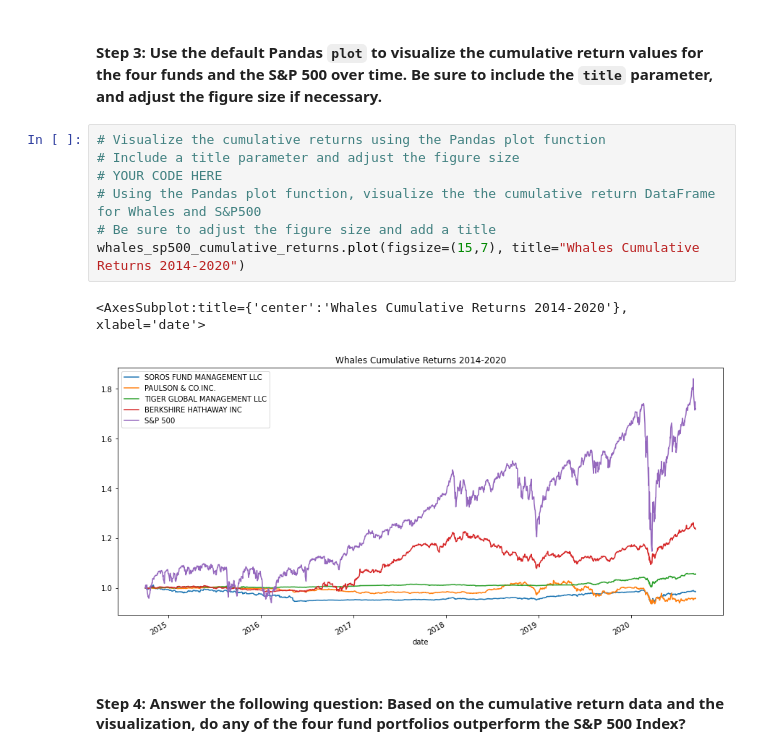
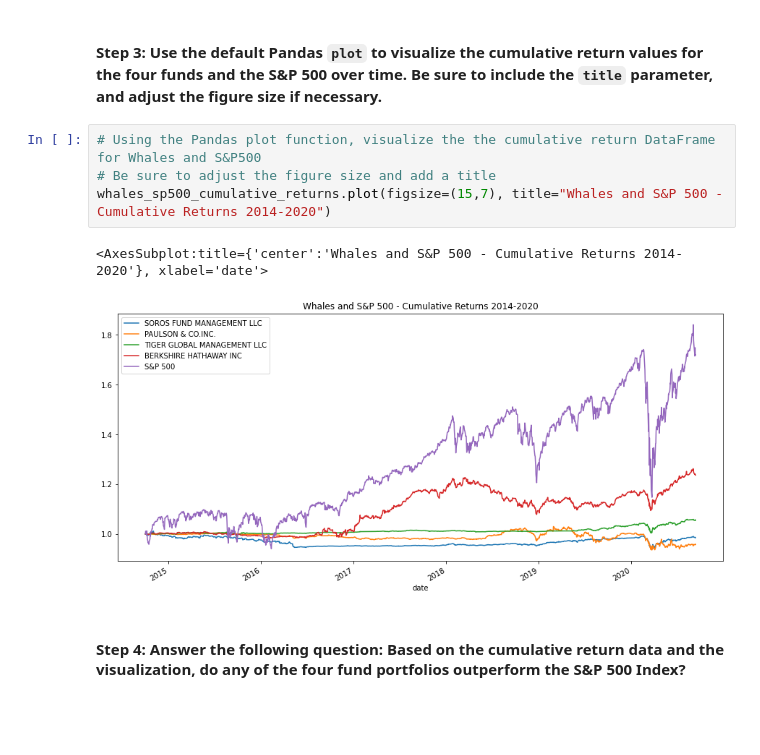
Before and after one commit to codetree4u/AnalyzingPortfolio_Risk-Profit, a Jupyter notebook: risk_return_analysis.ipynb, the cells around one changed output. Drawn from its saved outputs; the diff is of its cells as text; blank space fills up the shorter version.

```diff
--- a/risk_return_analysis.ipynb
+++ b/risk_return_analysis.ipynb
@@ -211,15 +199,12 @@ whales_sp500_cumulative_returns.tail()
 # %% [markdown]
 #### Step 3: Use the default Pandas `plot` to visualize the cumulative return values for the four funds and the S&P 500 over time. Be sure to include the `title` parameter, and adjust the figure size if necessary.
 # %%
-# Visualize the cumulative returns using the Pandas plot function
-# Include a title parameter and adjust the figure size
-# YOUR CODE HERE
 # Using the Pandas plot function, visualize the the cumulative return DataFrame for Whales and S&P500
 # Be sure to adjust the figure size and add a title
-whales_sp500_cumulative_returns.plot(figsize=(15,7), title="Whales Cumulative Returns 2014-2020")
+whales_sp500_cumulative_returns.plot(figsize=(15,7), title="Whales and S&P 500 - Cumulative Returns 2014-2020")
 # %% [output]
-<AxesSubplot:title={'center':'Whales Cumulative Returns 2014-2020'}, xlabel='date'>
+<AxesSubplot:title={'center':'Whales and S&P 500 - Cumulative Returns 2014-2020'}, xlabel='date'>
-[figure, old version]
+[figure, new version]
 # %% [markdown]
 #### Step 4: Answer the following question: Based on the cumulative return data and the visualization, do any of the four fund portfolios outperform the S&P 500 Index?
 # %% [markdown]
```
Also changed, not shown: parts of 24 cells of this notebook, 4 other files.
